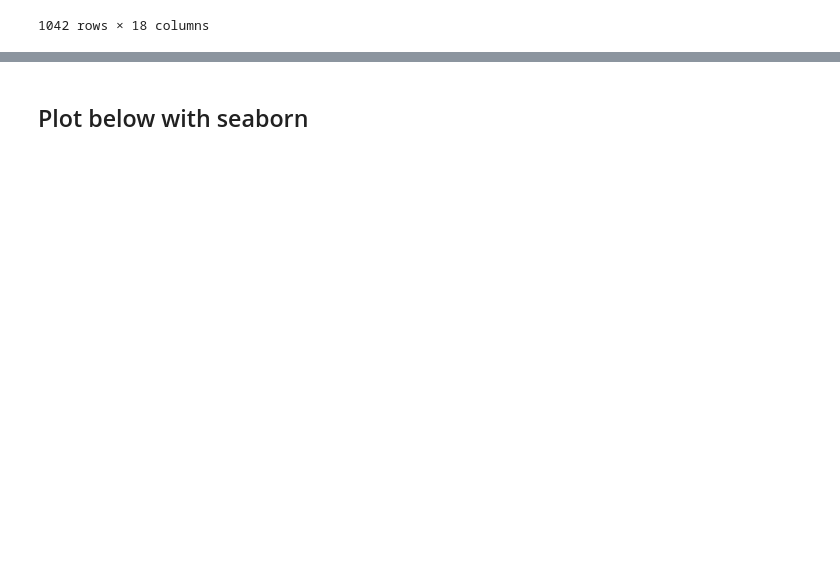
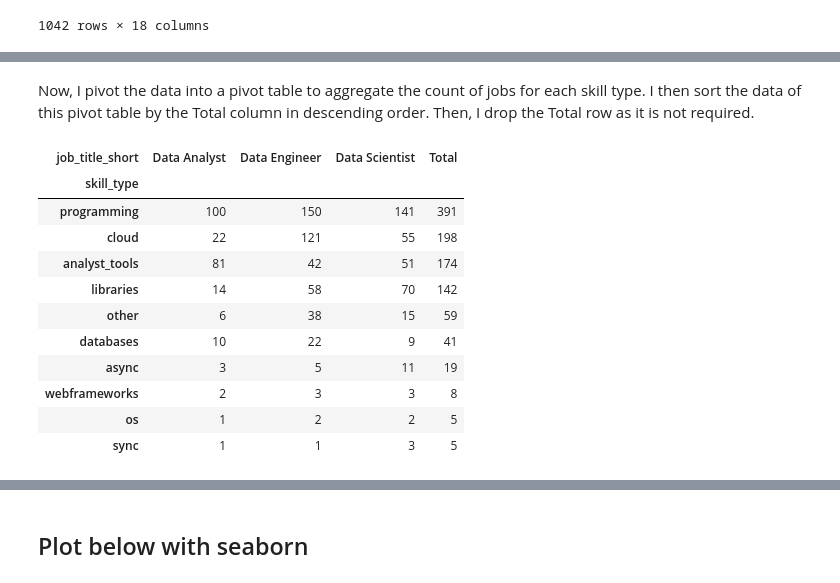
Before and after one commit to Mizan95/Project_Data_Analysis, a Jupyter notebook: 6_Best_Skill_Types.ipynb, the cells around one changed output, grey strips where cells are left out. Drawn from its saved outputs; the diff is of its cells as text; code cells hidden in the pictures; blank space fills up the shorter version.

```diff
--- a/6_Best_Skill_Types.ipynb
+++ b/6_Best_Skill_Types.ipynb
@@ -155,0 +255,32 @@ df_filtered
+# %% [markdown]
+Now, I pivot the data into a pivot table to aggregate the count of jobs for each skill type. I then sort the data of this pivot table by the Total column in descending order. Then, I drop the Total row as it is not required.
+# %%
+skills_job_pivot = df_UK_group.pivot_table(
+    index="skill_type",
+    columns="job_title_short",
+    values="job_count",
+    aggfunc="sum",
+    fill_value=0,
+
+    margins=True,
+    margins_name="Total"
+)
+
+skills_job_pivot = skills_job_pivot.sort_values(by="Total", ascending=False) # sort values by Total column
+
+skills_job_pivot = skills_job_pivot.drop("Total", axis=0) # drop the Total row as it not required
+
+skills_job_pivot
+# %% [output]
+| job_title_short | Data Analyst | Data Engineer | Data Scientist | Total |
+| skill_type |  |  |  |  |
+| programming | 100 | 150 | 141 | 391 |
+| cloud | 22 | 121 | 55 | 198 |
+| analyst_tools | 81 | 42 | 51 | 174 |
+| libraries | 14 | 58 | 70 | 142 |
+| other | 6 | 38 | 15 | 59 |
+| databases | 10 | 22 | 9 | 41 |
+| async | 3 | 5 | 11 | 19 |
+| webframeworks | 2 | 3 | 3 | 8 |
+| os | 1 | 2 | 2 | 5 |
+| sync | 1 | 1 | 3 | 5 |
```
Also changed, not shown: parts of 25 cells of this notebook.
